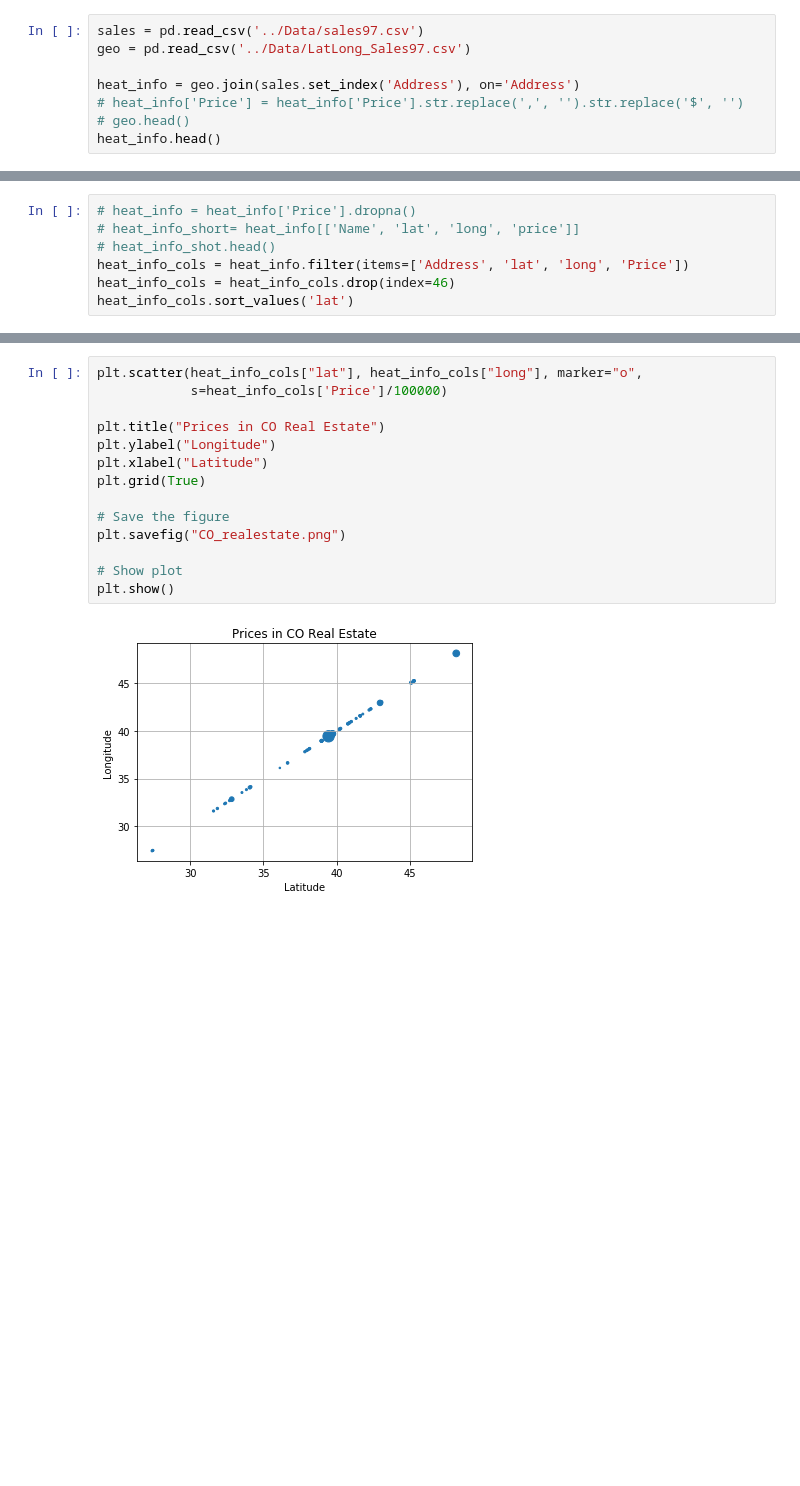
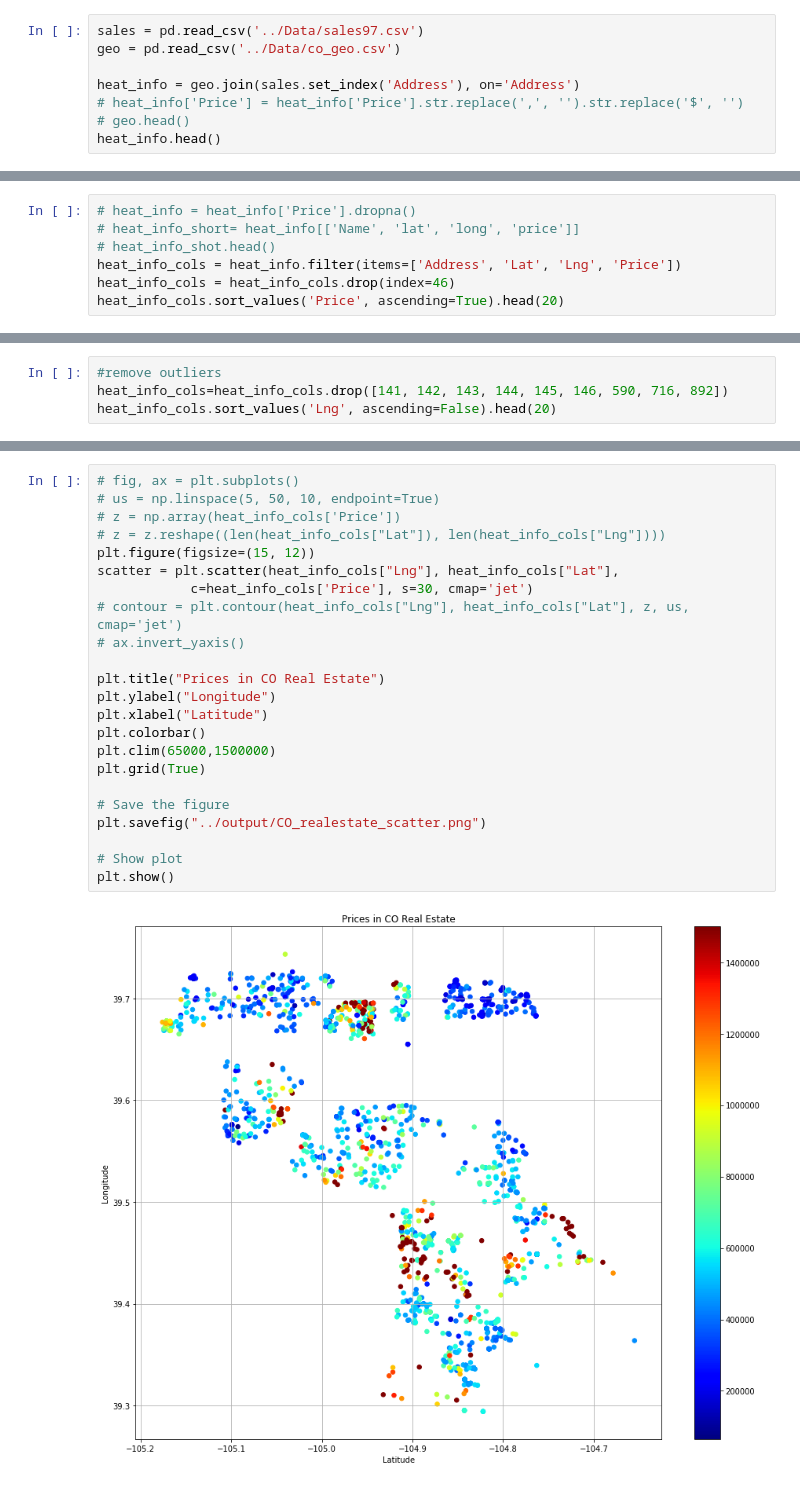
Before and after one commit to JenBroz/ETL_Project, a Jupyter notebook: notebook/heatmap.ipynb, the cells around one changed output, grey strips where cells are left out. Cells and saved outputs as stored; diff of their text form; blank space fills up the shorter version.

Commit message:
finished heatmaps

```diff
--- a/notebook/heatmap.ipynb
+++ b/notebook/heatmap.ipynb
@@ -5,6 +6,6 @@ import numpy as np
 # %%
 sales = pd.read_csv('../Data/sales97.csv')
-geo = pd.read_csv('../Data/LatLong_Sales97.csv')
+geo = pd.read_csv('../Data/co_geo.csv')
 
 heat_info = geo.join(sales.set_index('Address'), on='Address')
 # heat_info['Price'] = heat_info['Price'].str.replace(',', '').str.replace('$', '')
@@ -21,7 +22,7 @@ heat_info.head()
 # heat_info = heat_info['Price'].dropna()
 # heat_info_short= heat_info[['Name', 'lat', 'long', 'price']]
 # heat_info_shot.head()
-heat_info_cols = heat_info.filter(items=['Address', 'lat', 'long', 'Price'])
+heat_info_cols = heat_info.filter(items=['Address', 'Lat', 'Lng', 'Price'])
 heat_info_cols = heat_info_cols.drop(index=46)
-heat_info_cols.sort_values('lat')
+heat_info_cols.sort_values('Price', ascending=True).head(20)
 # %% [output]
@@ -40,0 +46,4 @@ heat_info_cols.sort_values('lat')
+# %%
+#remove outliers
+heat_info_cols=heat_info_cols.drop([141, 142, 143, 144, 145, 146, 590, 716, 892])
+heat_info_cols.sort_values('Lng', ascending=False).head(20)
@@ -41,16 +68,25 @@ heat_info_cols.sort_values('lat')
 # %%
-plt.scatter(heat_info_cols["lat"], heat_info_cols["long"], marker="o",
-            s=heat_info_cols['Price']/100000)
+# fig, ax = plt.subplots()
+# us = np.linspace(5, 50, 10, endpoint=True)
+# z = np.array(heat_info_cols['Price'])
+# z = z.reshape((len(heat_info_cols["Lat"]), len(heat_info_cols["Lng"])))
+plt.figure(figsize=(15, 12))
+scatter = plt.scatter(heat_info_cols["Lng"], heat_info_cols["Lat"],
+            c=heat_info_cols['Price'], s=30, cmap='jet')
+# contour = plt.contour(heat_info_cols["Lng"], heat_info_cols["Lat"], z, us, cmap='jet')
+# ax.invert_yaxis()
 
 plt.title("Prices in CO Real Estate")
 plt.ylabel("Longitude")
 plt.xlabel("Latitude")
+plt.colorbar()
+plt.clim(65000,1500000)
 plt.grid(True)
 
 # Save the figure
-plt.savefig("CO_realestate.png")
+plt.savefig("../output/CO_realestate_scatter.png")
 
 # Show plot
 plt.show()
 # %% [output]
-[figure, old version]
+[figure, new version]
```
Also changed, not shown: parts of 5 cells of this notebook, 3 other files.
